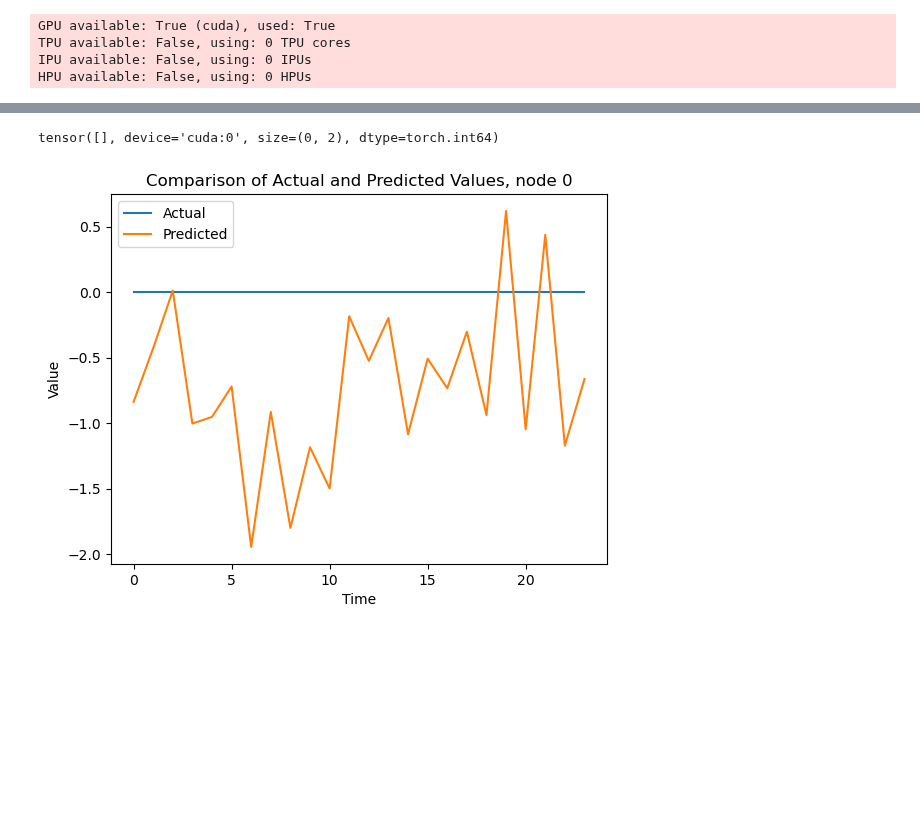
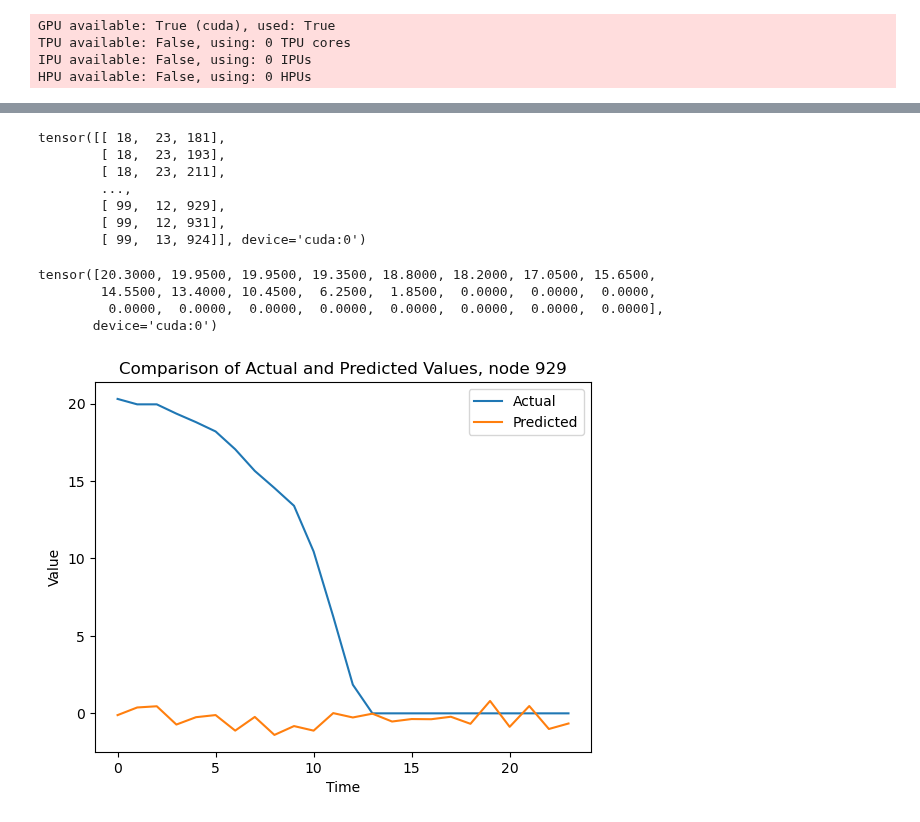
Before and after one commit to NGMLGroup/Koopman-TGNN-Interpretability, a Jupyter notebook: DynGESN_DMD.ipynb, the cells around one changed output, grey strips where cells are left out. Drawn from its saved outputs; the diff is of its cells as text; code cells hidden in the pictures; blank space fills up the shorter version.

```diff
--- a/DynGESN_DMD.ipynb
+++ b/DynGESN_DMD.ipynb
@@ -69,7 +71,7 @@ torch_dataset = tsl.data.SpatioTemporalDataset(target=dataset.dataframe(),
                                       connectivity=connectivity,
                                       mask=dataset.mask,
                                       horizon=horizon,
-                                      window=64,
+                                      window=254,
                                       stride=1)
 print(torch_dataset)
 # %% [output]
@@ -219,11 +257,17 @@ test_sample = next(iter(dm.test_dataloader())).to(device)
 output = loaded_model(test_sample.input.x, test_sample.input.edge_index, test_sample.input.edge_weight)
 # %%
 outputs = []
+targets = []
 
-for test_sample in dm.test_dataloader():
+for test_sample in tqdm(dm.test_dataloader()):
     test_sample = test_sample.to(device)
     output = loaded_model(test_sample.input.x, test_sample.input.edge_index, test_sample.input.edge_weight).squeeze()
+
     outputs.append(output)
+    targets.append(test_sample.target.y)
+    if len(outputs) >= 100:
+        break
 
 stacked_outputs = torch.stack(outputs, dim=0)
+stacked_targets = torch.stack(targets, dim=0)
 # %%
@@ -237,17 +289,30 @@ torch.Size([1, 24, 1082, 1])
 # %%
-nonzero_indices = torch.nonzero(test_sample.target.y[0, :, :, 0])
+nonzero_indices = torch.nonzero(stacked_targets[:, 0, :, :, 0])
 print(nonzero_indices)
 # %% [output]
-tensor([], device='cuda:0', size=(0, 2), dtype=torch.int64)
+tensor([[ 18,  23, 181],
+        [ 18,  23, 193],
+        [ 18,  23, 211],
+        ...,
+        [ 99,  12, 929],
+        [ 99,  12, 931],
+        [ 99,  13, 924]], device='cuda:0')
+# %%
+stacked_targets[99, 0,:,929,0]
+# %% [output]
+tensor([20.3000, 19.9500, 19.9500, 19.3500, 18.8000, 18.2000, 17.0500, 15.6500,
+        14.5500, 13.4000, 10.4500,  6.2500,  1.8500,  0.0000,  0.0000,  0.0000,
+         0.0000,  0.0000,  0.0000,  0.0000,  0.0000,  0.0000,  0.0000,  0.0000],
+       device='cuda:0')
 # %%
-node_id = 0
+node_id = 929
 
-plt.plot(test_sample.target.y[0,:,node_id,0].cpu().detach().numpy(), label='Actual')
-plt.plot(output[:,node_id,0].cpu().detach().numpy(), label='Predicted')
+plt.plot(stacked_targets[99,0,:,node_id,0].cpu().detach().numpy(), label='Actual')
+plt.plot(stacked_outputs[99,:,node_id].cpu().detach().numpy(), label='Predicted')
 plt.legend()
 plt.xlabel('Time')
 plt.ylabel('Value')
 plt.title(f'Comparison of Actual and Predicted Values, node {node_id}')
 plt.show()
 # %% [output]
-[figure, old version]
+[figure, new version]
```
Also changed, not shown: parts of 11 cells of this notebook, 1 other file.
